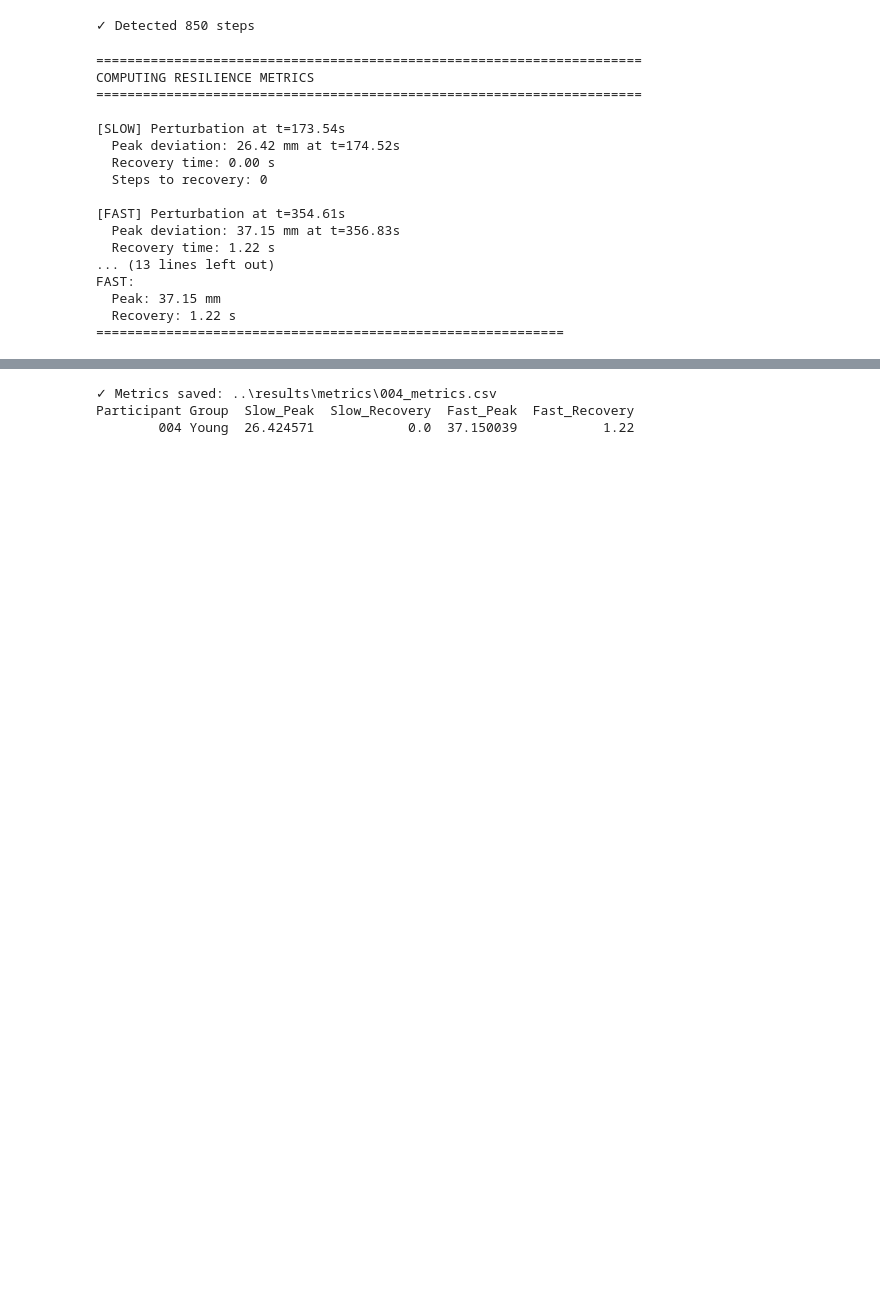
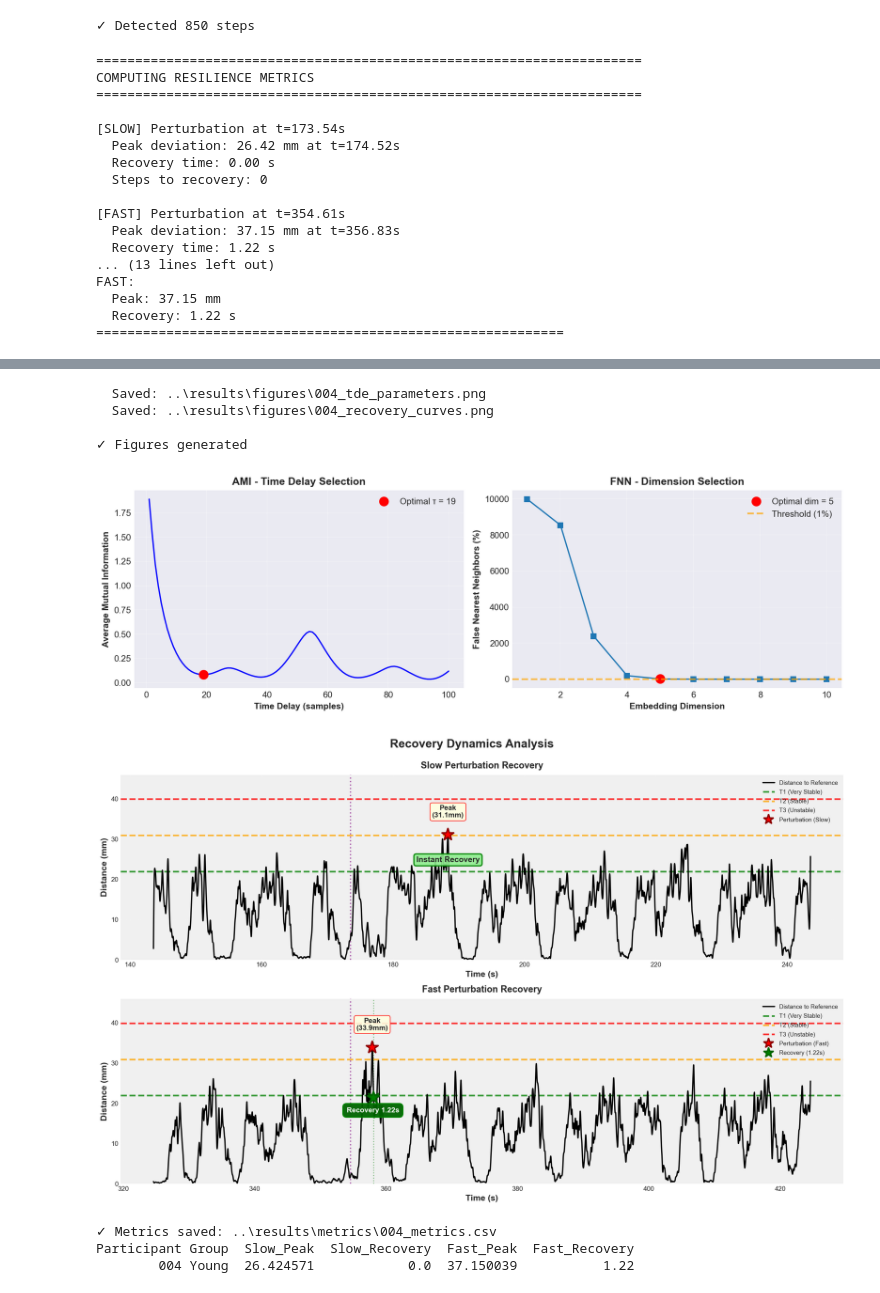
Before and after one commit to VictorSal0student/resilience-postural-salvat-victor, a Jupyter notebook: notebooks/01_single_participant.ipynb, the cells around one changed output, grey strips where cells are left out. Drawn from its saved outputs; the diff is of its cells as text; code cells hidden in the pictures; blank space fills up the shorter version.

```diff
--- a/notebooks/01_single_participant.ipynb
+++ b/notebooks/01_single_participant.ipynb
@@ -401,3 +209,26 @@ EXPORTING PHASE SPACE DATA FOR 3D VISUALIZATION
+# %%
+time_distances = np.arange(len(distances)) / fs
+
+from visualization import plot_ami_fnn, plot_recovery_curves
+from pathlib import Path
+
+output_dir = Path('../results/figures')
+output_dir.mkdir(parents=True, exist_ok=True)
+
+plot_ami_fnn(ami_values, fnn_rates, tau_optimal, dim_optimal,
+             save_path=output_dir / '004_tde_parameters.png')
+
+plot_recovery_curves(time_distances, distances, thresholds, perturbations, metrics,
+                     save_path=output_dir / '004_recovery_curves.png')
+
+print("\n✓ Figures generated")
+# %% [output]
+  Saved: ..\results\figures\004_tde_parameters.png
+  Saved: ..\results\figures\004_recovery_curves.png
+
+✓ Figures generated
+[figure, added]
+[figure, added]
 # %%
 summary = {
     'Participant': '004',
```
Also changed, not shown: parts of 5 cells of this notebook, 1 other file.
